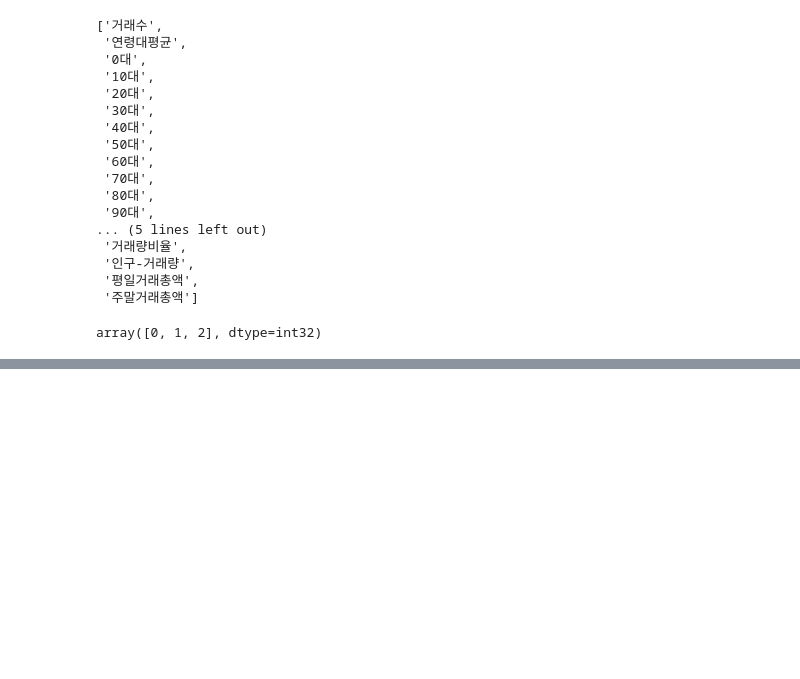
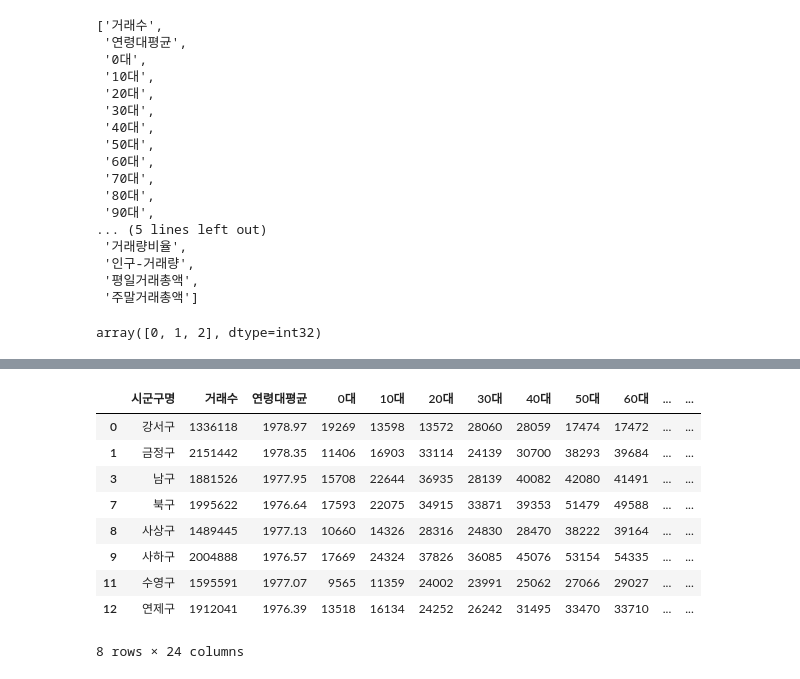
Before and after one commit to seongwonM/BusanPay-Insights, a Jupyter notebook: numerical/numerical.ipynb, the cells around one changed output, grey strips where cells are left out. Saved outputs shown, nothing was run; the diff lists cells and outputs as text; code cells hidden in the pictures; blank space fills up the shorter version.

```diff
--- a/numerical/numerical.ipynb
+++ b/numerical/numerical.ipynb
@@ -181,0 +187,13 @@ TypeError: <module 'sklearn.tree' from '/Library/Frameworks/Python.framework/Ver
+# %%
+df[df['class']==0]
+# %% [output]
+|  | 시군구명 | 거래수 | 연령대평균 | 0대 | 10대 | 20대 | 30대 | 40대 | 50대 | 60대 | ... | ... |
+| 0 | 강서구 | 1336118 | 1978.97 | 19269 | 13598 | 13572 | 28060 | 28059 | 17474 | 17472 | ... | ... |
+| 1 | 금정구 | 2151442 | 1978.35 | 11406 | 16903 | 33114 | 24139 | 30700 | 38293 | 39684 | ... | ... |
+| 3 | 남구 | 1881526 | 1977.95 | 15708 | 22644 | 36935 | 28139 | 40082 | 42080 | 41491 | ... | ... |
+| 7 | 북구 | 1995622 | 1976.64 | 17593 | 22075 | 34915 | 33871 | 39353 | 51479 | 49588 | ... | ... |
+| 8 | 사상구 | 1489445 | 1977.13 | 10660 | 14326 | 28316 | 24830 | 28470 | 38222 | 39164 | ... | ... |
+| 9 | 사하구 | 2004888 | 1976.57 | 17669 | 24324 | 37826 | 36085 | 45076 | 53154 | 54335 | ... | ... |
+| 11 | 수영구 | 1595591 | 1977.07 | 9565 | 11359 | 24002 | 23991 | 25062 | 27066 | 29027 | ... | ... |
+| 12 | 연제구 | 1912041 | 1976.39 | 13518 | 16134 | 24252 | 26242 | 31495 | 33470 | 33710 | ... | ... |
+8 rows × 24 columns
```
Also changed, not shown: parts of 4 cells of this notebook.
